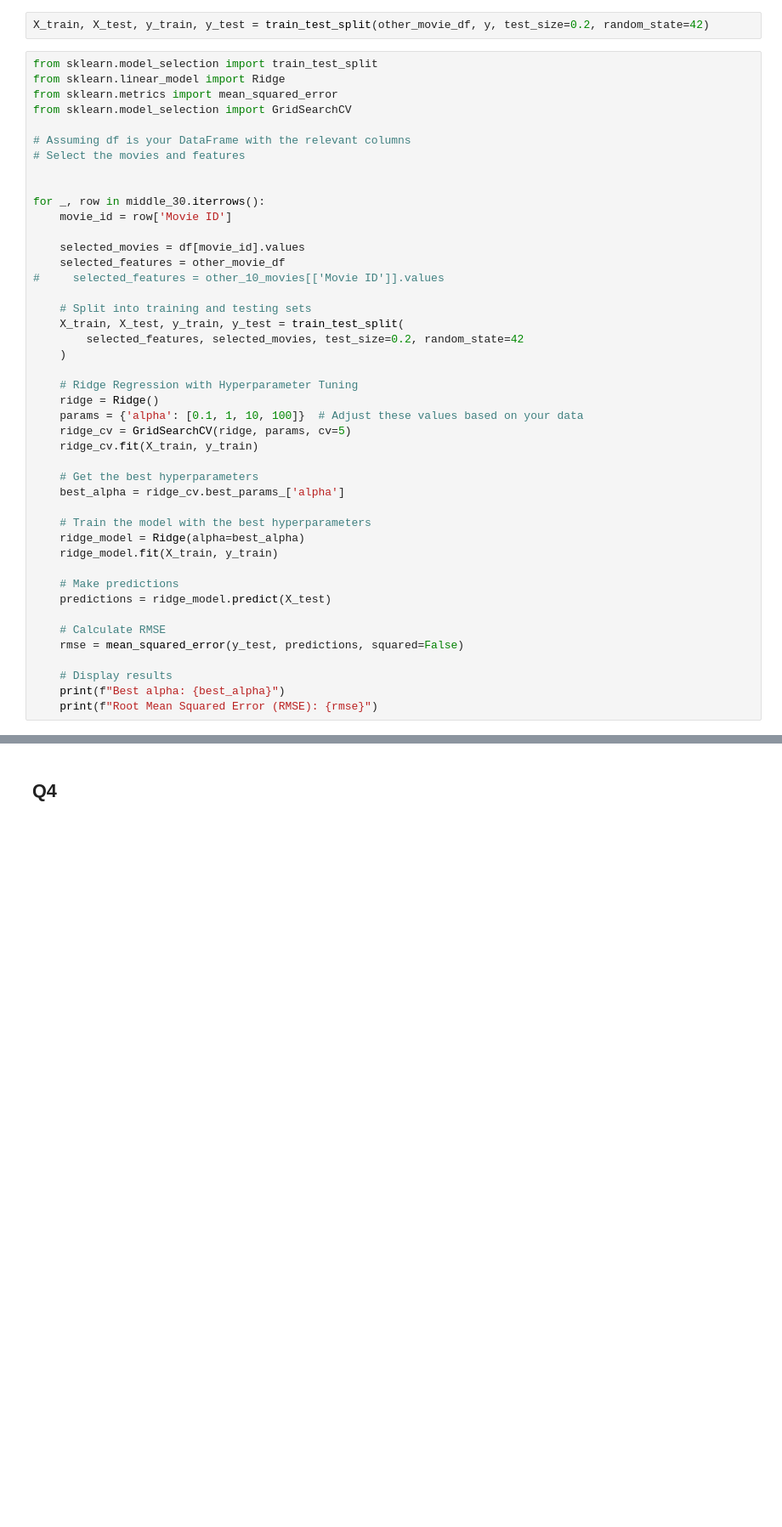
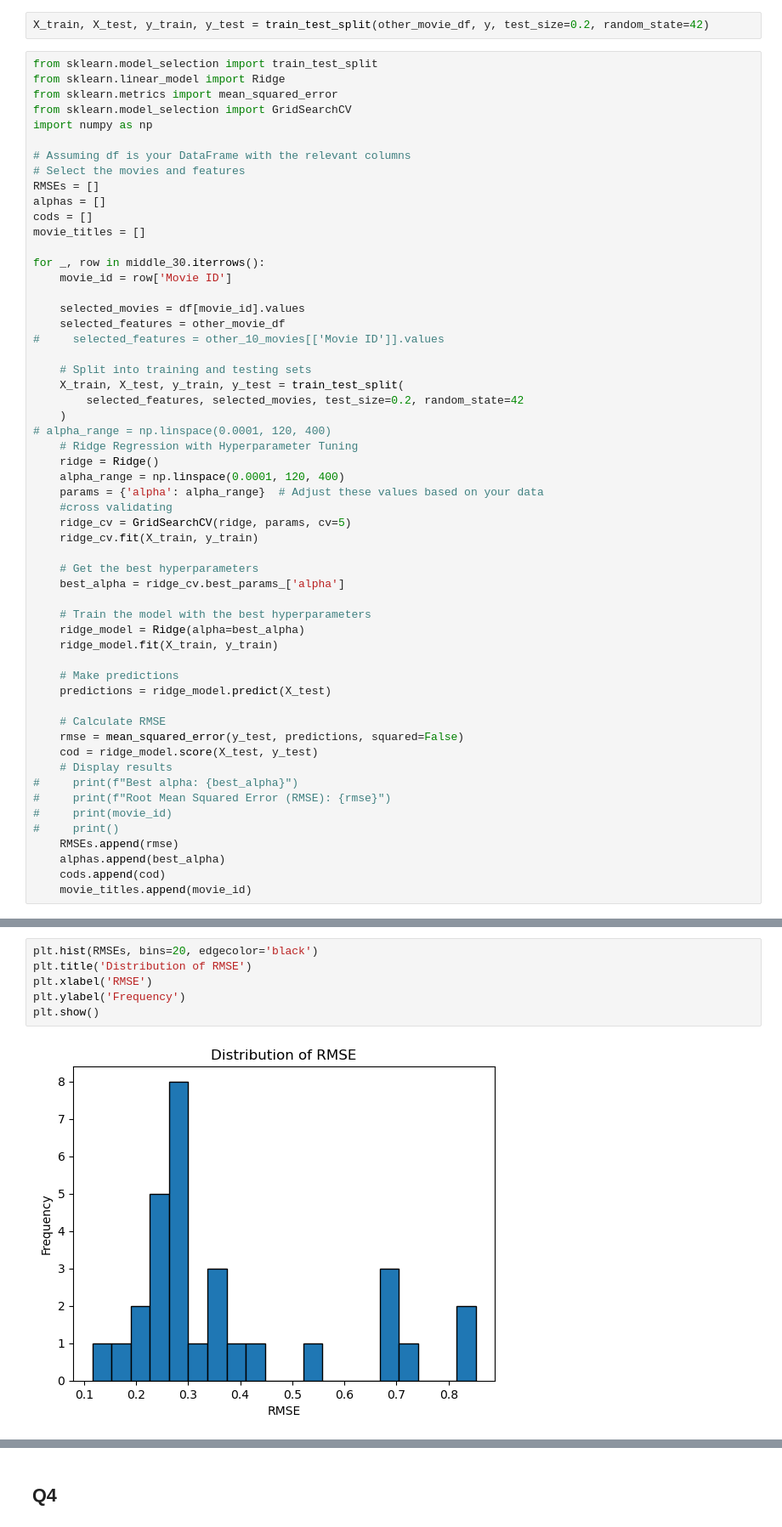
Before and after one commit to csendranshi/DSGA-1001-Project2, a Jupyter notebook: DS_project2.ipynb, the cells around one changed output, grey strips where cells are left out. Shown at 85% size. Saved outputs shown, nothing was run; the diff lists cells and outputs as text; blank space fills up the shorter version.

```diff
--- a/DS_project2.ipynb
+++ b/DS_project2.ipynb
@@ -525,10 +526,14 @@ from sklearn.model_selection import train_test_split
 from sklearn.linear_model import Ridge
 from sklearn.metrics import mean_squared_error
 from sklearn.model_selection import GridSearchCV
+import numpy as np
 
 # Assuming df is your DataFrame with the relevant columns
 # Select the movies and features
-
+RMSEs = []
+alphas = []
+cods = []
+movie_titles = []
 
 for _, row in middle_30.iterrows():
     movie_id = row['Movie ID']
@@ -541,10 +546,12 @@ for _, row in middle_30.iterrows():
     X_train, X_test, y_train, y_test = train_test_split(
         selected_features, selected_movies, test_size=0.2, random_state=42
     )
-
+# alpha_range = np.linspace(0.0001, 120, 400)
     # Ridge Regression with Hyperparameter Tuning
     ridge = Ridge()
-    params = {'alpha': [0.1, 1, 10, 100]}  # Adjust these values based on your data
+    alpha_range = np.linspace(0.0001, 120, 400)
+    params = {'alpha': alpha_range}  # Adjust these values based on your data
+    #cross validating
     ridge_cv = GridSearchCV(ridge, params, cv=5)
     ridge_cv.fit(X_train, y_train)
 
@@ -560,7 +567,13 @@ for _, row in middle_30.iterrows():
 
     # Calculate RMSE
     rmse = mean_squared_error(y_test, predictions, squared=False)
-
+    cod = ridge_model.score(X_test, y_test)
     # Display results
-    print(f"Best alpha: {best_alpha}")
-    print(f"Root Mean Squared Error (RMSE): {rmse}")
+#     print(f"Best alpha: {best_alpha}")
+#     print(f"Root Mean Squared Error (RMSE): {rmse}")
+#     print(movie_id)
+#     print()
+    RMSEs.append(rmse)
+    alphas.append(best_alpha)
+    cods.append(cod)
+    movie_titles.append(movie_id)
@@ -584,0 +580,8 @@ Root Mean Squared Error (RMSE): 0.31807282846132046
+# %%
+plt.hist(RMSEs, bins=20, edgecolor='black')
+plt.title('Distribution of RMSE')
+plt.xlabel('RMSE')
+plt.ylabel('Frequency')
+plt.show()
+# %% [output]
+[figure, added]
```
Also changed, not shown: parts of 8 cells of this notebook.
